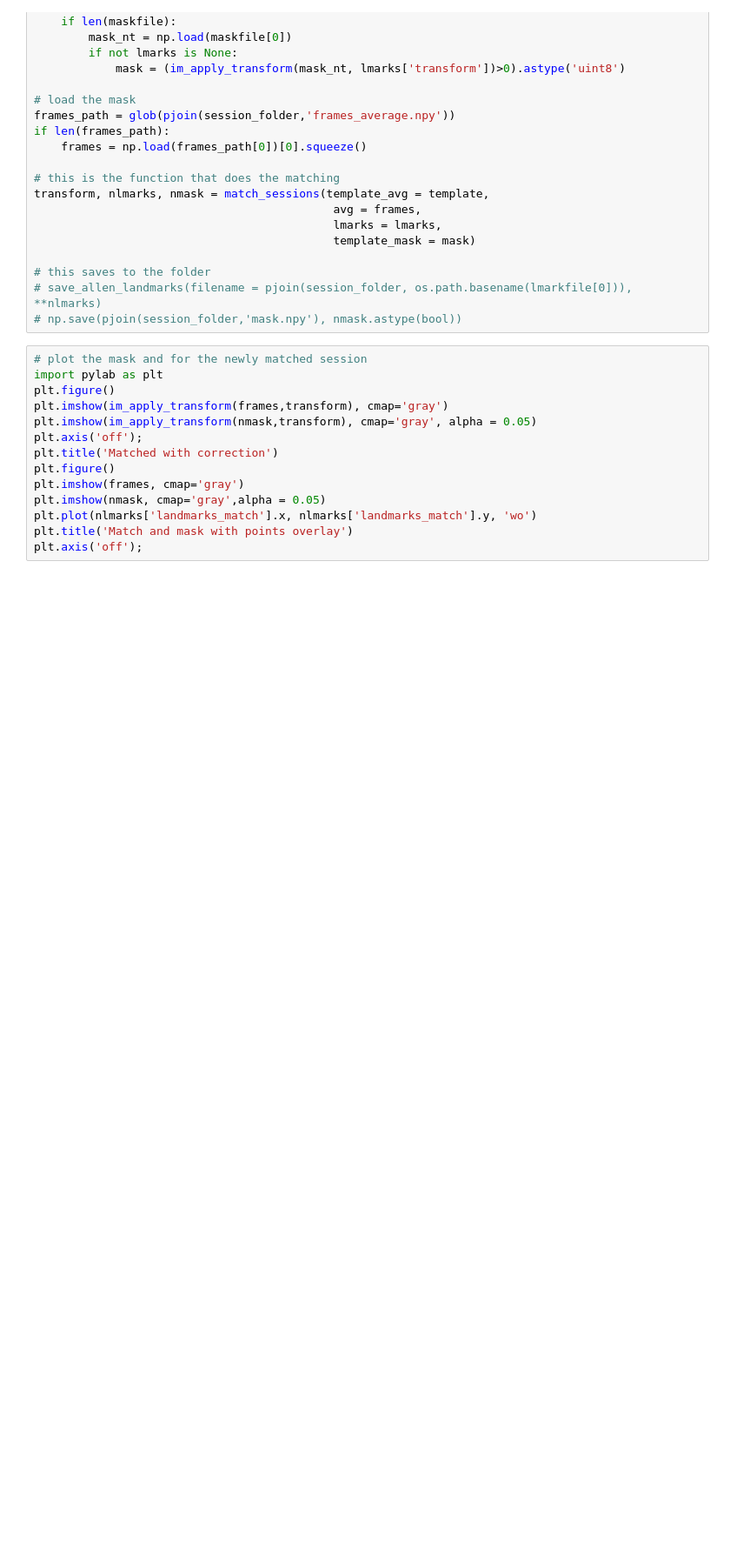
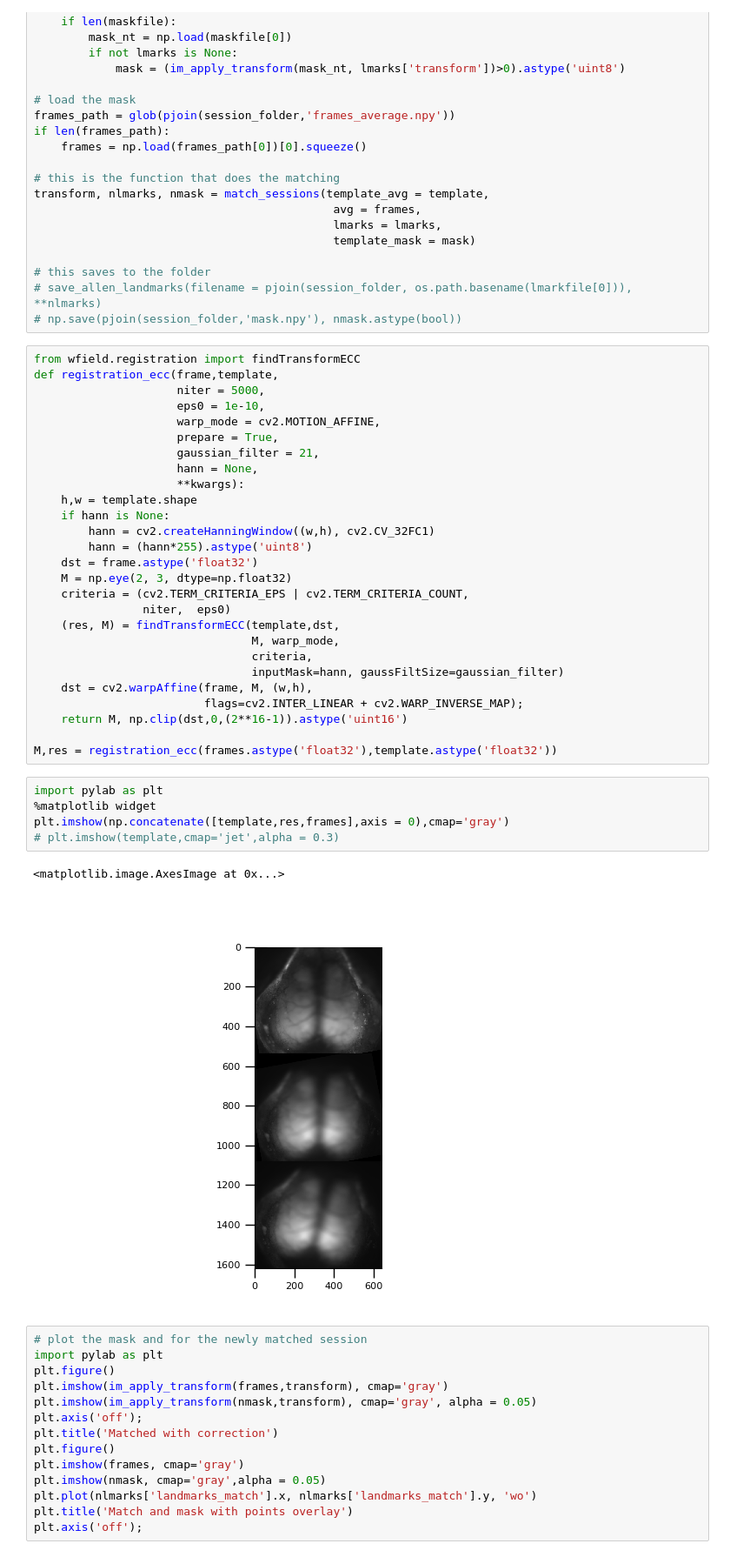
Before and after one commit to jcouto/wfield, a Jupyter notebook: notebooks/match_sessions.ipynb, the cells around one changed output. Shown at 87% size. Saved outputs shown, nothing was run; the diff lists cells and outputs as text; blank space fills up the shorter version.

```diff
--- a/notebooks/match_sessions.ipynb
+++ b/notebooks/match_sessions.ipynb
@@ -45,6 +45,41 @@ transform, nlmarks, nmask = match_sessions(template_avg = template,
 # this saves to the folder
 # save_allen_landmarks(filename = pjoin(session_folder, os.path.basename(lmarkfile[0])), **nlmarks)
 # np.save(pjoin(session_folder,'mask.npy'), nmask.astype(bool))
+# %%
+from wfield.registration import findTransformECC
+def registration_ecc(frame,template,
+                     niter = 5000,
+                     eps0 = 1e-10,
+                     warp_mode = cv2.MOTION_AFFINE,
+                     prepare = True,
+                     gaussian_filter = 21,
+                     hann = None,
+                     **kwargs):
+    h,w = template.shape
+    if hann is None:
+        hann = cv2.createHanningWindow((w,h), cv2.CV_32FC1)
+        hann = (hann*255).astype('uint8')
+    dst = frame.astype('float32')
+    M = np.eye(2, 3, dtype=np.float32)
+    criteria = (cv2.TERM_CRITERIA_EPS | cv2.TERM_CRITERIA_COUNT,
+                niter,  eps0)
+    (res, M) = findTransformECC(template,dst,
+                                M, warp_mode,
+                                criteria,
+                                inputMask=hann, gaussFiltSize=gaussian_filter)
+    dst = cv2.warpAffine(frame, M, (w,h),
+                         flags=cv2.INTER_LINEAR + cv2.WARP_INVERSE_MAP);
+    return M, np.clip(dst,0,(2**16-1)).astype('uint16')
+
+M,res = registration_ecc(frames.astype('float32'),template.astype('float32'))
+# %%
+import pylab as plt
+%matplotlib widget
+plt.imshow(np.concatenate([template,res,frames],axis = 0),cmap='gray')
+# plt.imshow(template,cmap='jet',alpha = 0.3)
+# %% [output]
+<matplotlib.image.AxesImage at 0x...>
+[figure, added]
 # %%
 # plot the mask and for the newly matched session
 import pylab as plt
```
Also changed, not shown: 5 other files.
